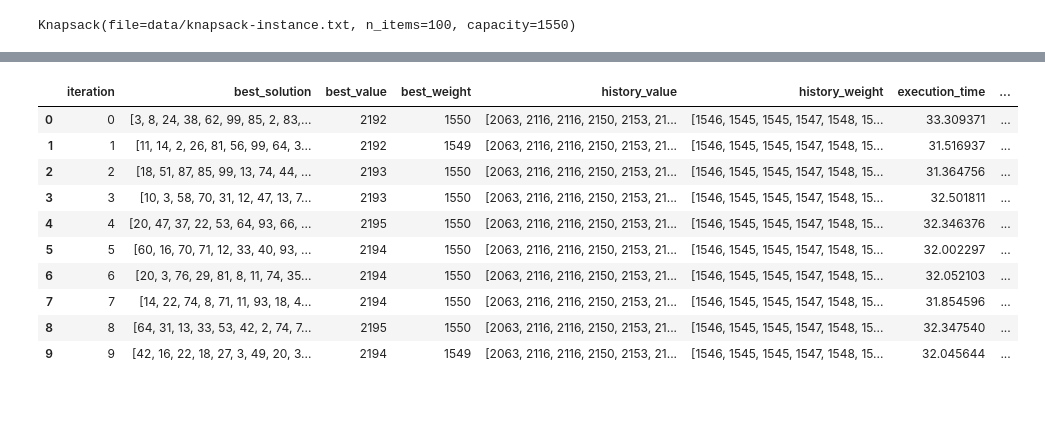
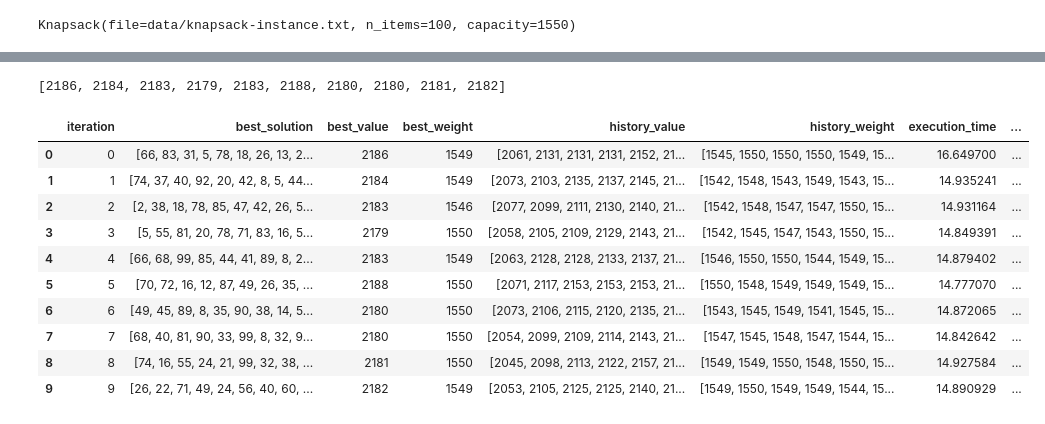
Before and after one commit to hellsdeur/knapsax, a Jupyter notebook: notebooks/aco.ipynb, the cells around one changed output, grey strips where cells are left out. Drawn from its saved outputs; the diff is of its cells as text; code cells hidden in the pictures.

```diff
--- a/notebooks/aco.ipynb
+++ b/notebooks/aco.ipynb
@@ -135,6 +21,6 @@ class Stats:
 # %%
 aco = ACO(
     knapsack,
-    n_ants=50, n_best=10, n_iterations=100,
+    n_ants=50, n_best=10, n_iterations=50,
     decay=0.95, alpha=1, beta=2
 )
@@ -145,20 +61,25 @@ aco_stats = Stats(
 )
 
 aco_stats.run()
+# %%
+aco_stats.data["best_value"]
+# %% [output]
+[2186, 2184, 2183, 2179, 2183, 2188, 2180, 2180, 2181, 2182]
 # %%
-aco_stats.frame()
+df_aco = aco_stats.frame()
+df_aco
 # %% [output]
 |  | iteration | best_solution | best_value | best_weight | history_value | history_weight | execution_time | ... |
-| 0 | 0 | [3, 8, 24, 38, 62, 99, 85, 2, 83,... | 2192 | 1550 | [2063, 2116, 2116, 2150, 2153, 21... | [1546, 1545, 1545, 1547, 1548, 15... | 33.309371 | ... |
-| 1 | 1 | [11, 14, 2, 26, 81, 56, 99, 64, 3... | 2192 | 1549 | [2063, 2116, 2116, 2150, 2153, 21... | [1546, 1545, 1545, 1547, 1548, 15... | 31.516937 | ... |
-| 2 | 2 | [18, 51, 87, 85, 99, 13, 74, 44, ... | 2193 | 1550 | [2063, 2116, 2116, 2150, 2153, 21... | [1546, 1545, 1545, 1547, 1548, 15... | 31.364756 | ... |
-| 3 | 3 | [10, 3, 58, 70, 31, 12, 47, 13, 7... | 2193 | 1550 | [2063, 2116, 2116, 2150, 2153, 21... | [1546, 1545, 1545, 1547, 1548, 15... | 32.501811 | ... |
-| 4 | 4 | [20, 47, 37, 22, 53, 64, 93, 66, ... | 2195 | 1550 | [2063, 2116, 2116, 2150, 2153, 21... | [1546, 1545, 1545, 1547, 1548, 15... | 32.346376 | ... |
-| 5 | 5 | [60, 16, 70, 71, 12, 33, 40, 93, ... | 2194 | 1550 | [2063, 2116, 2116, 2150, 2153, 21... | [1546, 1545, 1545, 1547, 1548, 15... | 32.002297 | ... |
-| 6 | 6 | [20, 3, 76, 29, 81, 8, 11, 74, 35... | 2194 | 1550 | [2063, 2116, 2116, 2150, 2153, 21... | [1546, 1545, 1545, 1547, 1548, 15... | 32.052103 | ... |
-| 7 | 7 | [14, 22, 74, 8, 71, 11, 93, 18, 4... | 2194 | 1550 | [2063, 2116, 2116, 2150, 2153, 21... | [1546, 1545, 1545, 1547, 1548, 15... | 31.854596 | ... |
-| 8 | 8 | [64, 31, 13, 33, 53, 42, 2, 74, 7... | 2195 | 1550 | [2063, 2116, 2116, 2150, 2153, 21... | [1546, 1545, 1545, 1547, 1548, 15... | 32.347540 | ... |
-| 9 | 9 | [42, 16, 22, 18, 27, 3, 49, 20, 3... | 2194 | 1549 | [2063, 2116, 2116, 2150, 2153, 21... | [1546, 1545, 1545, 1547, 1548, 15... | 32.045644 | ... |
+| 0 | 0 | [66, 83, 31, 5, 78, 18, 26, 13, 2... | 2186 | 1549 | [2061, 2131, 2131, 2131, 2152, 21... | [1545, 1550, 1550, 1550, 1549, 15... | 16.649700 | ... |
+| 1 | 1 | [74, 37, 40, 92, 20, 42, 8, 5, 44... | 2184 | 1549 | [2073, 2103, 2135, 2137, 2145, 21... | [1542, 1548, 1543, 1549, 1543, 15... | 14.935241 | ... |
+| 2 | 2 | [2, 38, 18, 78, 85, 47, 42, 26, 5... | 2183 | 1546 | [2077, 2099, 2111, 2130, 2140, 21... | [1542, 1548, 1547, 1547, 1550, 15... | 14.931164 | ... |
+| 3 | 3 | [5, 55, 81, 20, 78, 71, 83, 16, 5... | 2179 | 1550 | [2058, 2105, 2109, 2129, 2143, 21... | [1542, 1545, 1547, 1543, 1550, 15... | 14.849391 | ... |
+| 4 | 4 | [66, 68, 99, 85, 44, 41, 89, 8, 2... | 2183 | 1549 | [2063, 2128, 2128, 2133, 2137, 21... | [1546, 1550, 1550, 1544, 1549, 15... | 14.879402 | ... |
+| 5 | 5 | [70, 72, 16, 12, 87, 49, 26, 35, ... | 2188 | 1550 | [2071, 2117, 2153, 2153, 2153, 21... | [1550, 1548, 1549, 1549, 1549, 15... | 14.777070 | ... |
+| 6 | 6 | [49, 45, 89, 8, 35, 90, 38, 14, 5... | 2180 | 1550 | [2073, 2106, 2115, 2120, 2135, 21... | [1543, 1545, 1549, 1541, 1545, 15... | 14.872065 | ... |
+| 7 | 7 | [68, 40, 81, 90, 33, 99, 8, 32, 9... | 2180 | 1550 | [2054, 2099, 2109, 2114, 2143, 21... | [1547, 1545, 1548, 1547, 1544, 15... | 14.842642 | ... |
+| 8 | 8 | [74, 16, 55, 24, 21, 99, 32, 38, ... | 2181 | 1550 | [2045, 2098, 2113, 2122, 2157, 21... | [1549, 1549, 1550, 1548, 1550, 15... | 14.927584 | ... |
+| 9 | 9 | [26, 22, 71, 49, 24, 56, 40, 60, ... | 2182 | 1549 | [2053, 2105, 2125, 2125, 2140, 21... | [1549, 1550, 1549, 1549, 1544, 15... | 14.890929 | ... |
 # %%
 aco_stats.plot_convergence(
     title="Convergência do ACO para o problema da mochila",
```
Also changed, not shown: parts of 7 cells of this notebook, 1 other file.
